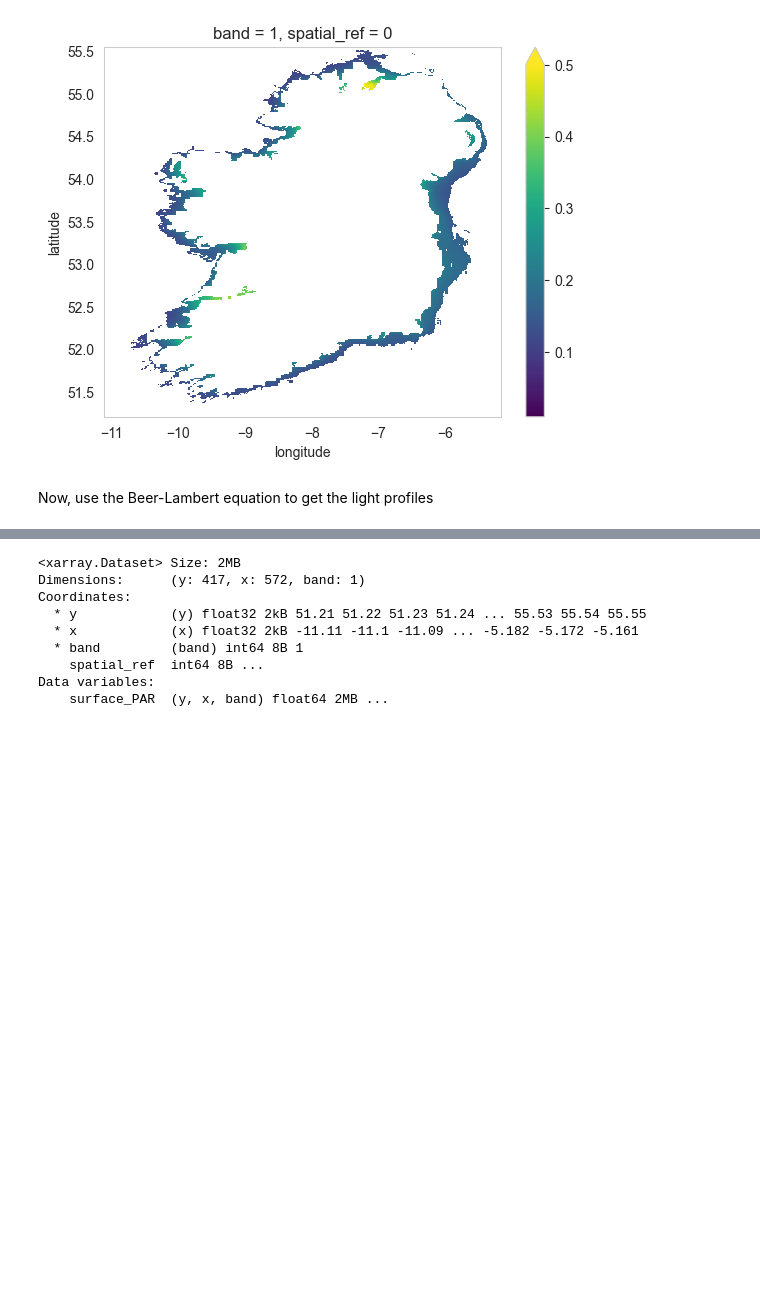
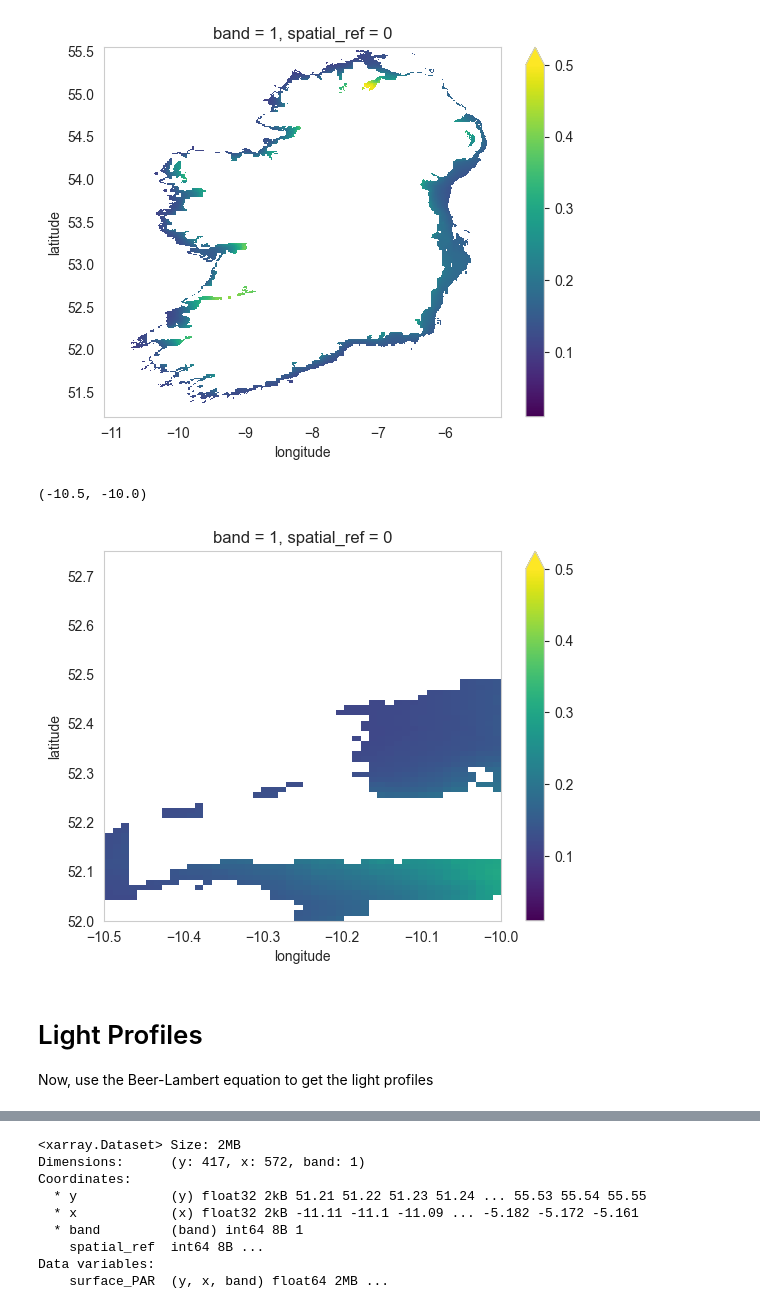
Before and after one commit to hannah-doran/ISOLUME_Doran, a Jupyter notebook: Plan4.ipynb, the cells around one changed output, grey strips where cells are left out. Drawn from its saved outputs; the diff is of its cells as text; code cells hidden in the pictures; blank space fills up the shorter version.

```diff
--- a/Plan4.ipynb
+++ b/Plan4.ipynb
@@ -1402,5 +1454,17 @@ kdpar_2025_modeled.plot(
 # %% [output]
 <matplotlib.collections.QuadMesh at 0x...>
 [figure]
+# %%
+## isolating clear water value
+kdpar_2025_modeled.plot(
+    vmin= 0.01,
+    vmax = 0.50
+)
+plt.ylim(52.0,52.75)
+plt.xlim(-10.5,-10)
+# %% [output]
+(-10.5, -10.0)
+[figure, added]
 # %% [markdown]
+# Light Profiles
 Now, use the Beer-Lambert equation to get the light profiles
```
Also changed, not shown: parts of 76 cells of this notebook, 2 other files.
